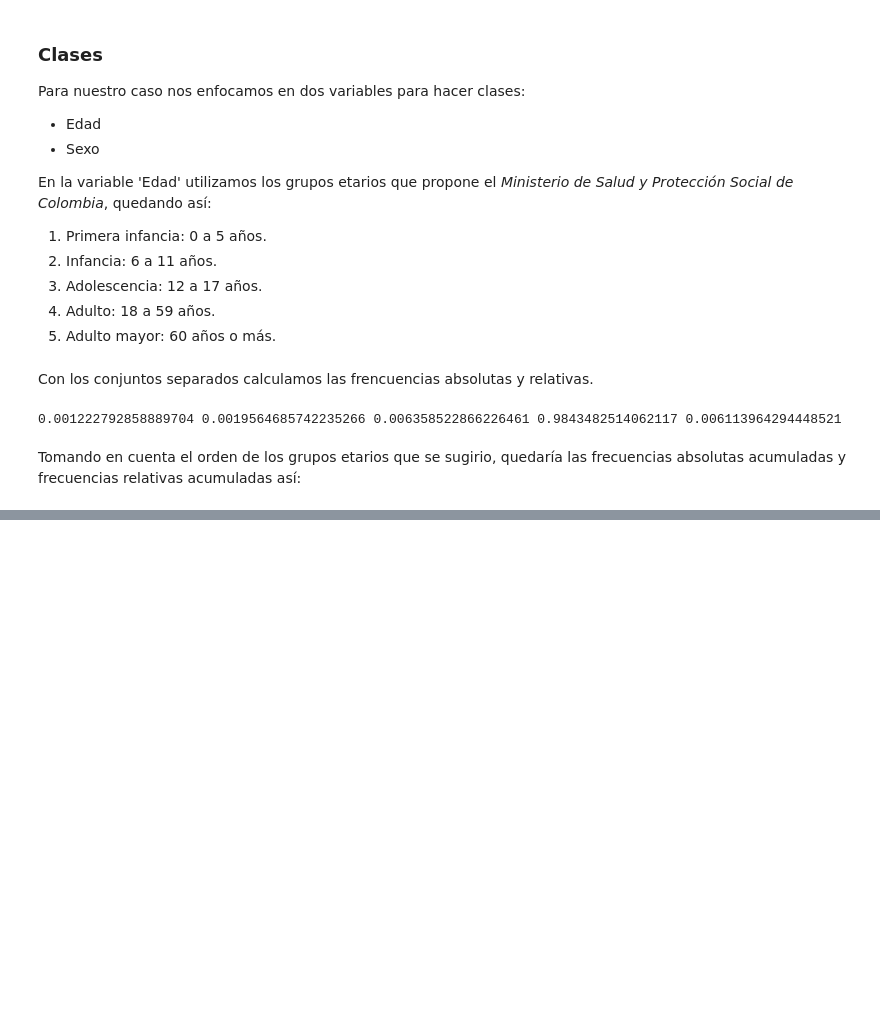
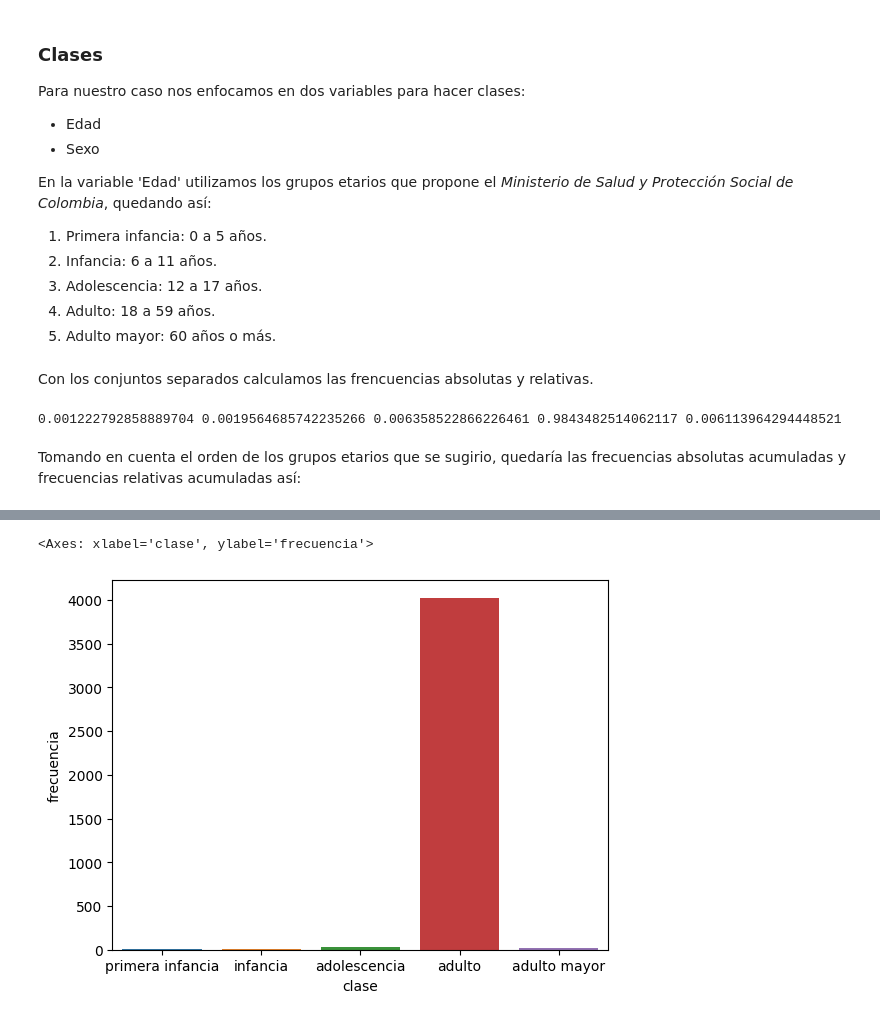
Before and after one commit to Karenmezz/Estadistica, a Jupyter notebook: Estadistica J1/Entregable.ipynb, the cells around one changed output, grey strips where cells are left out. Drawn from its saved outputs; the diff is of its cells as text; code cells hidden in the pictures; blank space fills up the shorter version.

```diff
--- a/Estadistica J1/Entregable.ipynb
+++ b/Estadistica J1/Entregable.ipynb
@@ -137,0 +153,7 @@ fra5 = fra4 + fr_adulto_mayor
+# %%
+frecuencias = [fa_primera_infancia, fa_infancia, fa_adolescencia, fa_adulto, fa_adulto_mayor]
+frecuencias_a = [faa1, faa2, faa3, faa4, faa5]
+frecuencias_r = [fr_primera_infancia, fr_infancia, fr_adolescencia, fr_adulto, fr_adulto_mayor]
+frecuencias_ra = [fra1, fra2, fra3, fra4, fra5]
+df = pd.DataFrame({'clase': ['primera infancia', 'infancia', 'adolescencia', 'adulto', 'adulto mayor'], 'frecuencia':frecuencias, 'F_Acumuladas':frecuencias_a, 'F_Relativas': frecuencias_r, 'F_Relativo_Acumulado': frecuencias_ra})
+df.head()
@@ -137,0 +167,6 @@ fra5 = fra4 + fr_adulto_mayor
+# %%
+plt.figure()
+sns.barplot(data=df, x='clase', y='frecuencia')
+# %% [output]
+<Axes: xlabel='clase', ylabel='frecuencia'>
+[figure, added]
```
Also changed, not shown: parts of 10 cells of this notebook, 1 other file.
